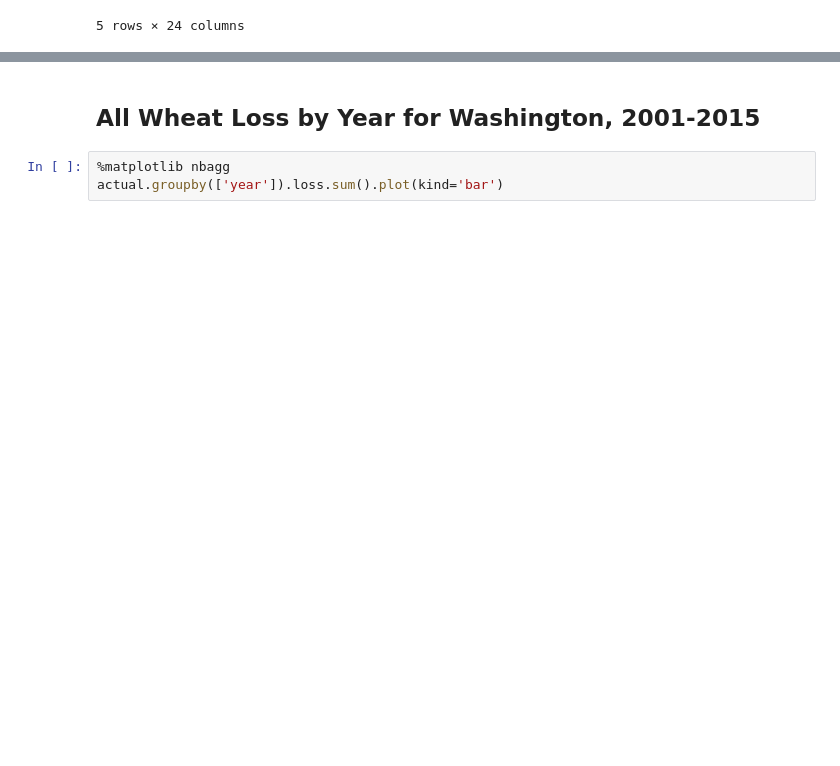
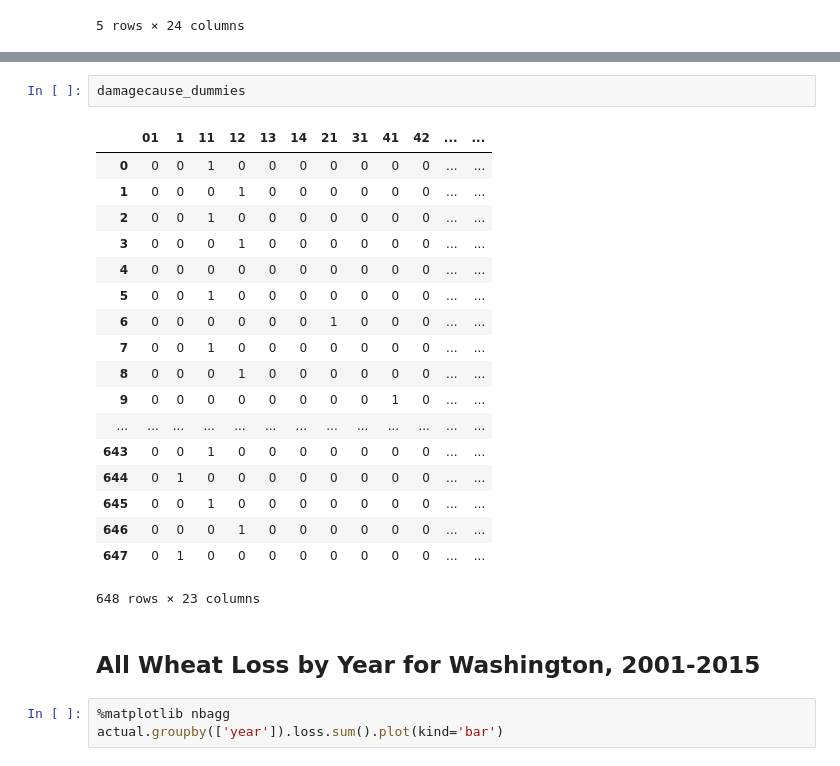
Before and after one commit to erichseamon/dmine, a Jupyter notebook: circ/dmine-circ-ag-modeling-part4-wheat.ipynb, the cells around one changed output, grey strips where cells are left out. Cells and saved outputs as stored; diff of their text form; blank space fills up the shorter version.

```diff
--- a/circ/dmine-circ-ag-modeling-part4-wheat.ipynb
+++ b/circ/dmine-circ-ag-modeling-part4-wheat.ipynb
@@ -199,3 +281,24 @@ standardized.head()
+# %%
+damagecause_dummies
+# %% [output]
+|  | 01 | 1 | 11 | 12 | 13 | 14 | 21 | 31 | 41 | 42 | ... | ... |
+| 0 | 0 | 0 | 1 | 0 | 0 | 0 | 0 | 0 | 0 | 0 | ... | ... |
+| 1 | 0 | 0 | 0 | 1 | 0 | 0 | 0 | 0 | 0 | 0 | ... | ... |
+| 2 | 0 | 0 | 1 | 0 | 0 | 0 | 0 | 0 | 0 | 0 | ... | ... |
+| 3 | 0 | 0 | 0 | 1 | 0 | 0 | 0 | 0 | 0 | 0 | ... | ... |
+| 4 | 0 | 0 | 0 | 0 | 0 | 0 | 0 | 0 | 0 | 0 | ... | ... |
+| 5 | 0 | 0 | 1 | 0 | 0 | 0 | 0 | 0 | 0 | 0 | ... | ... |
+| 6 | 0 | 0 | 0 | 0 | 0 | 0 | 1 | 0 | 0 | 0 | ... | ... |
+| 7 | 0 | 0 | 1 | 0 | 0 | 0 | 0 | 0 | 0 | 0 | ... | ... |
+| 8 | 0 | 0 | 0 | 1 | 0 | 0 | 0 | 0 | 0 | 0 | ... | ... |
+| 9 | 0 | 0 | 0 | 0 | 0 | 0 | 0 | 0 | 1 | 0 | ... | ... |
+| ... | ... | ... | ... | ... | ... | ... | ... | ... | ... | ... | ... | ... |
+| 643 | 0 | 0 | 1 | 0 | 0 | 0 | 0 | 0 | 0 | 0 | ... | ... |
+| 644 | 0 | 1 | 0 | 0 | 0 | 0 | 0 | 0 | 0 | 0 | ... | ... |
+| 645 | 0 | 0 | 1 | 0 | 0 | 0 | 0 | 0 | 0 | 0 | ... | ... |
+| 646 | 0 | 0 | 0 | 1 | 0 | 0 | 0 | 0 | 0 | 0 | ... | ... |
+| 647 | 0 | 1 | 0 | 0 | 0 | 0 | 0 | 0 | 0 | 0 | ... | ... |
+648 rows × 23 columns
 # %% [markdown]
 ## All Wheat Loss by Year for Washington, 2001-2015
 # %%
```
Also changed, not shown: parts of 9 cells of this notebook.
